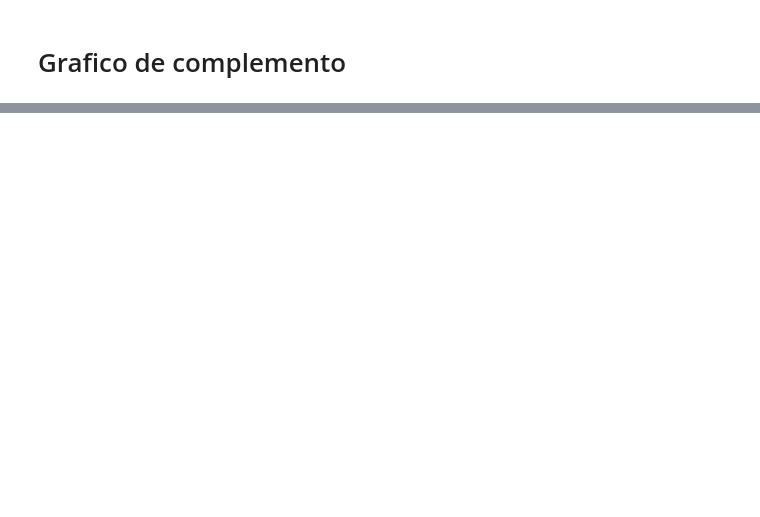
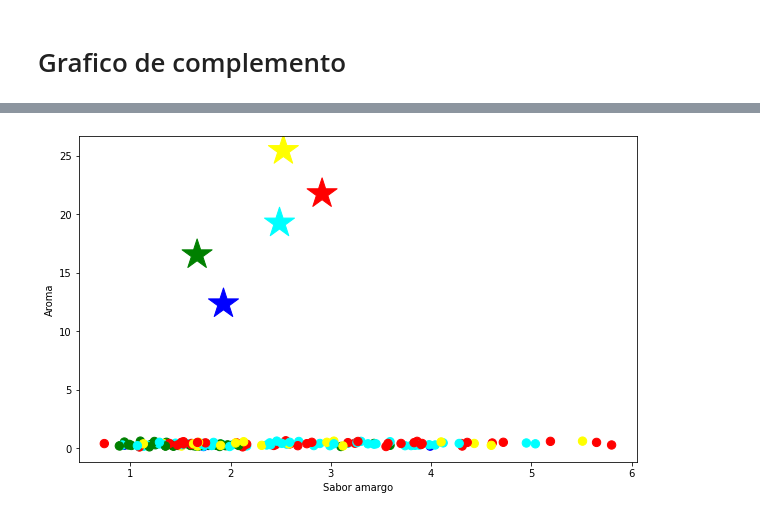
Before and after one commit to joseluissanmartin/Solemene2OE2, a Jupyter notebook: Solemne-KMeans.ipynb, the cells around one changed output, grey strips where cells are left out. Cells and saved outputs as stored; diff of their text form; code cells hidden in the pictures; blank space fills up the shorter version.

```diff
--- a/Solemne-KMeans.ipynb
+++ b/Solemne-KMeans.ipynb
@@ -313 +329,13 @@ plt.show()
+# %%
+f1 = dataFrame['Malic_Acid'].values
+f2 = dataFrame['Nonflavanoid_Phenols'].values
+
+plt.figure(figsize=(10,6))
+plt.scatter(f1,f2,c=asignar,s=70)
+plt.scatter(C[:,0],C[:,1],marker='*',c=colores,s=1000)
+plt.xlabel("Sabor amargo")
+plt.ylabel("Aroma")
+plt.show()
+# %% [output]
+[figure, added]
 # %%
```
Also changed, not shown: parts of 18 cells of this notebook.
